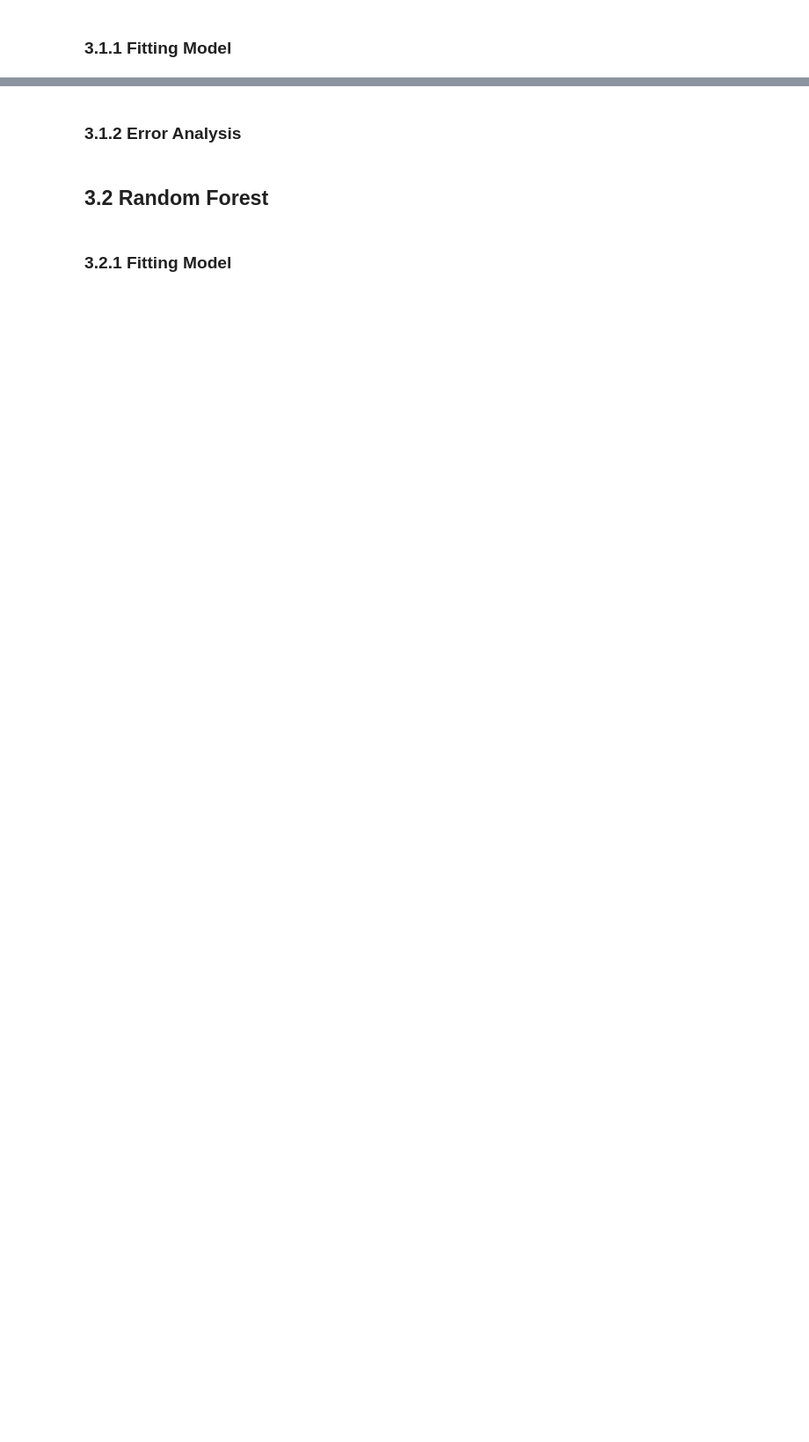
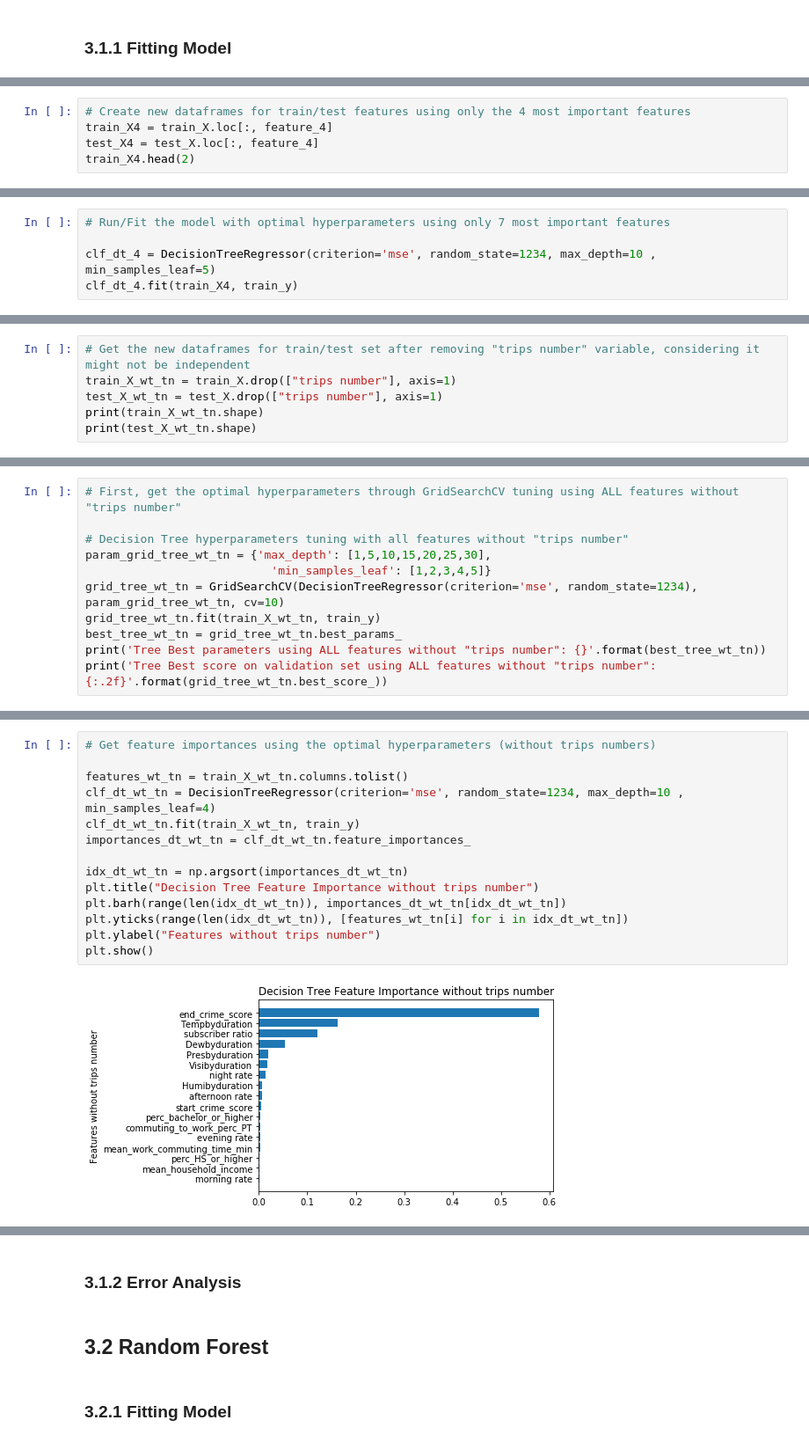
Before and after one commit to leon-lee-jl/MoBike, a Jupyter notebook: MoBike V1.0.ipynb, the cells around one changed output, grey strips where cells are left out. Shown: that part at 88% size. Drawn from its saved outputs; the diff is of its cells as text; blank space fills up the shorter version.

Commit message:
Jolly DT & RF without error analysis

```diff
--- a/MoBike V1.0.ipynb
+++ b/MoBike V1.0.ipynb
@@ -902,0 +1003,5 @@ dataset.shape
+# %%
+# Create new dataframes for train/test features using only the 4 most important features
+train_X4 = train_X.loc[:, feature_4]
+test_X4 = test_X.loc[:, feature_4]
+train_X4.head(2)
@@ -902,0 +1044,5 @@ dataset.shape
+# %%
+# Run/Fit the model with optimal hyperparameters using only 7 most important features
+
+clf_dt_4 = DecisionTreeRegressor(criterion='mse', random_state=1234, max_depth=10 , min_samples_leaf=5)
+clf_dt_4.fit(train_X4, train_y)
@@ -902,0 +1072,6 @@ dataset.shape
+# %%
+# Get the new dataframes for train/test set after removing "trips number" variable, considering it might not be independent
+train_X_wt_tn = train_X.drop(["trips number"], axis=1)
+test_X_wt_tn = test_X.drop(["trips number"], axis=1)
+print(train_X_wt_tn.shape)
+print(test_X_wt_tn.shape)
@@ -902,0 +1081,11 @@ dataset.shape
+# %%
+# First, get the optimal hyperparameters through GridSearchCV tuning using ALL features without "trips number"
+
+# Decision Tree hyperparameters tuning with all features without "trips number"
+param_grid_tree_wt_tn = {'max_depth': [1,5,10,15,20,25,30],
+                           'min_samples_leaf': [1,2,3,4,5]}
+grid_tree_wt_tn = GridSearchCV(DecisionTreeRegressor(criterion='mse', random_state=1234), param_grid_tree_wt_tn, cv=10)
+grid_tree_wt_tn.fit(train_X_wt_tn, train_y)
+best_tree_wt_tn = grid_tree_wt_tn.best_params_
+print('Tree Best parameters using ALL features without "trips number": {}'.format(best_tree_wt_tn))
+print('Tree Best score on validation set using ALL features without "trips number": {:.2f}'.format(grid_tree_wt_tn.best_score_))
@@ -902,0 +1095,16 @@ dataset.shape
+# %%
+# Get feature importances using the optimal hyperparameters (without trips numbers)
+
+features_wt_tn = train_X_wt_tn.columns.tolist()
+clf_dt_wt_tn = DecisionTreeRegressor(criterion='mse', random_state=1234, max_depth=10 , min_samples_leaf=4)
+clf_dt_wt_tn.fit(train_X_wt_tn, train_y)
+importances_dt_wt_tn = clf_dt_wt_tn.feature_importances_
+
+idx_dt_wt_tn = np.argsort(importances_dt_wt_tn)
+plt.title("Decision Tree Feature Importance without trips number")
+plt.barh(range(len(idx_dt_wt_tn)), importances_dt_wt_tn[idx_dt_wt_tn])
+plt.yticks(range(len(idx_dt_wt_tn)), [features_wt_tn[i] for i in idx_dt_wt_tn])
+plt.ylabel("Features without trips number")
+plt.show()
+# %% [output]
+[figure, added]
```
Also changed, not shown: parts of 78 cells of this notebook.
